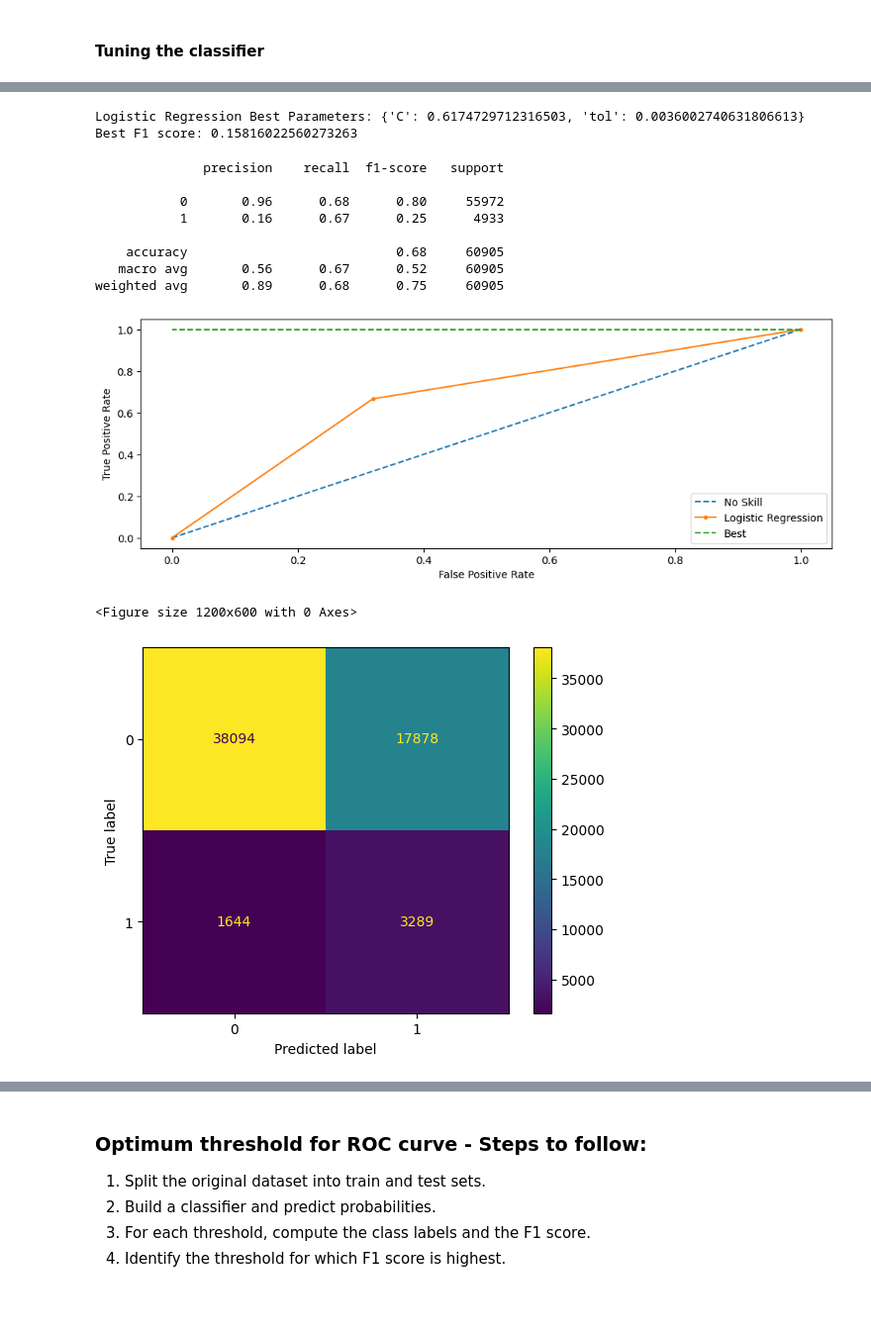
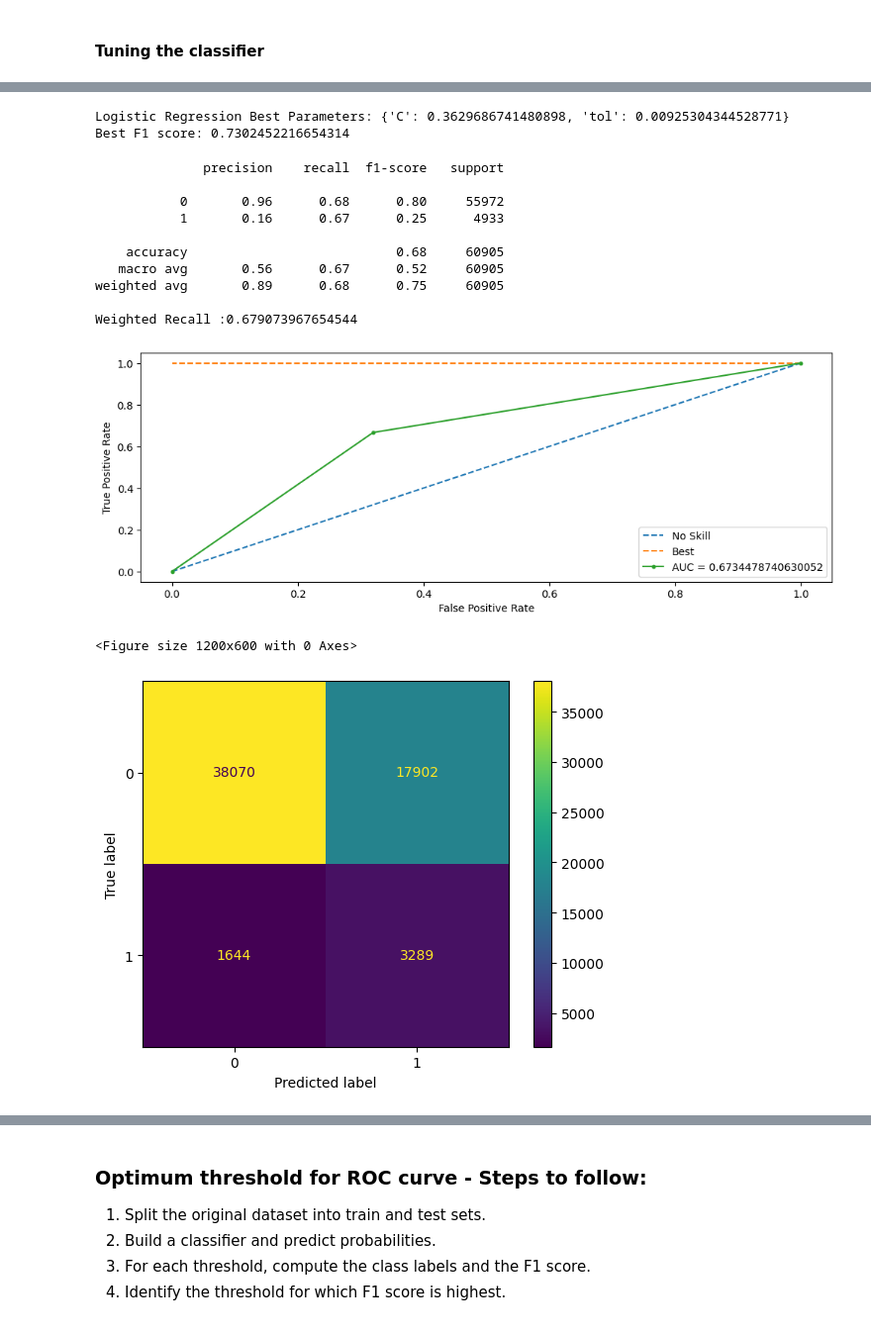
Before and after one commit to Abhijith-Nagarajan/Machine-Learning-Training, a Jupyter notebook: Classification/Loan_Defaulter_Risk_Analytics/loan-defaulter-sampling-modeling.ipynb, the cells around one changed output, grey strips where cells are left out. Shown at 99% size. Drawn from its saved outputs; the diff is of its cells as text; code cells hidden in the pictures.

```diff
--- a/Classification/Loan_Defaulter_Risk_Analytics/loan-defaulter-sampling-modeling.ipynb
+++ b/Classification/Loan_Defaulter_Risk_Analytics/loan-defaulter-sampling-modeling.ipynb
@@ -152,7 +166,7 @@ def objective(trial,X_train,Y_train,X_test,Y_test):
     }
     logit_clf_tuned = LogisticRegression(**param).fit(X_train,Y_train)
     Y_pred_tuned = logit_clf_tuned.predict(X_test)
-    f1_score = metrics.f1_score(Y_test,Y_pred_tuned)
+    f1_score = metrics.f1_score(Y_test,Y_pred_tuned,average='weighted')
     return f1_score
 # %%
 study = optuna.create_study(direction = 'maximize')
@@ -164,8 +178,8 @@ study.optimize(lambda trial: objective(trial,X_train,Y_train,X_test,Y_test), n_t
 print('Logistic Regression Best Parameters:',study.best_trial.params)
 print('Best F1 score:',study.best_value)
 # %% [output]
-Logistic Regression Best Parameters: {'C': 0.6174729712316503, 'tol': 0.0036002740631806613}
-Best F1 score: 0.15816022560273263
+Logistic Regression Best Parameters: {'C': 0.3629686741480898, 'tol': 0.00925304344528771}
+Best F1 score: 0.7302452216654314
 # %%
 optimal_c = study.best_trial.params['C']
 optimal_tol = study.best_trial.params['tol']
@@ -179,20 +190,0 @@ Y_pred_tuned = logit_clf_tuned.predict(X_test)
-# %%
-print(metrics.classification_report(Y_test,Y_pred_tuned))
-# %% [output]
-              precision    recall  f1-score   support
-
-           0       0.96      0.68      0.80     55972
-           1       0.16      0.67      0.25      4933
-
-    accuracy                           0.68     60905
-   macro avg       0.56      0.67      0.52     60905
-weighted avg       0.89      0.68      0.75     60905
-# %%
-plot_roc_curve(Y_test,Y_pred_tuned)
-# %% [output]
-[figure, removed]
-# %%
-display_confusion_matrix(Y_test,Y_pred_tuned)
-# %% [output]
-<Figure size 1200x600 with 0 Axes>
-[figure, removed]
@@ -199 +193,17 @@ display_confusion_matrix(Y_test,Y_pred_tuned)
+# %%
+evaluate_model(Y_test,Y_pred_logit_tuned)
+# %% [output]
+              precision    recall  f1-score   support
+
+           0       0.96      0.68      0.80     55972
+           1       0.16      0.67      0.25      4933
+
+    accuracy                           0.68     60905
+   macro avg       0.56      0.67      0.52     60905
+weighted avg       0.89      0.68      0.75     60905
+
+Weighted Recall :0.679073967654544
+[figure, added]
+<Figure size 1200x600 with 0 Axes>
+[figure, added]
 # %% [markdown]
```
Also changed, not shown: parts of 132 cells of this notebook.
